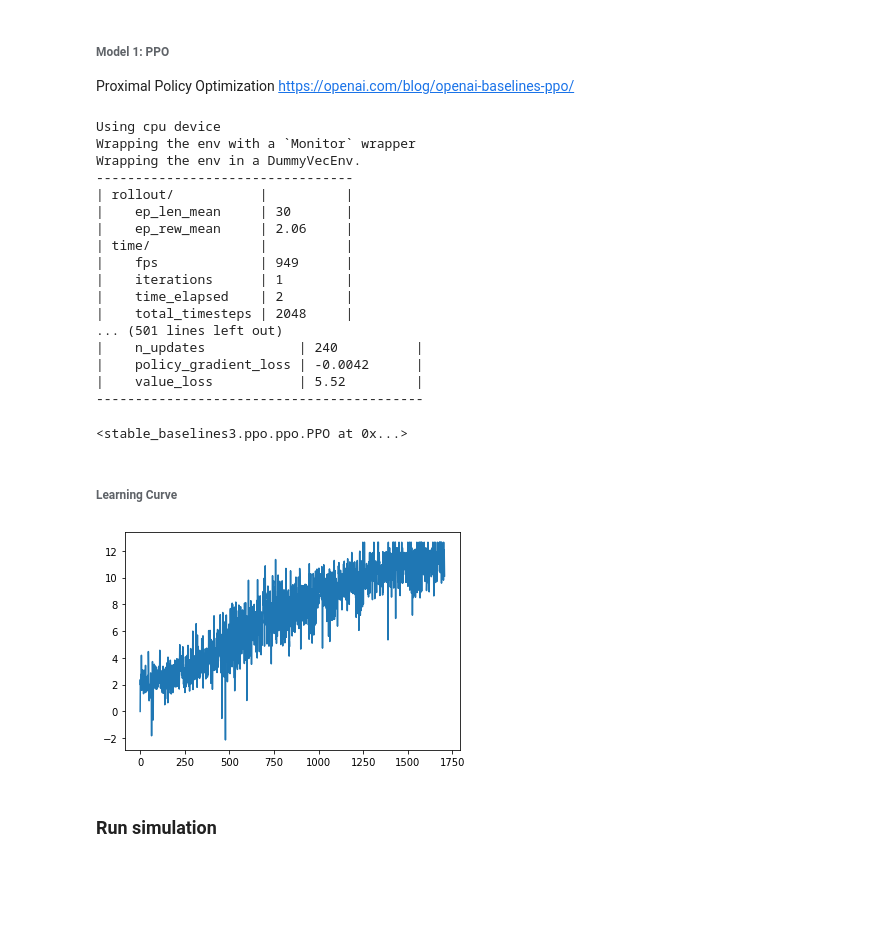
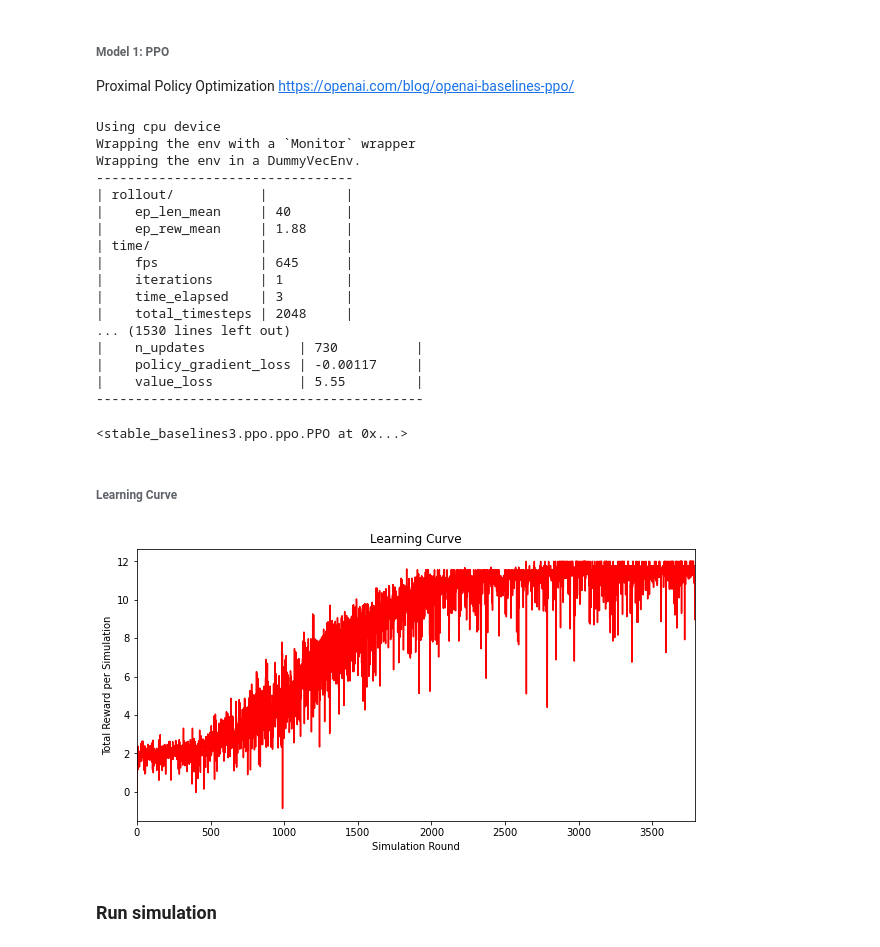
Before and after one commit to PatrickSinger99/ReinforcementLearningInventoryManagement, a Jupyter notebook: 3_production_plant/main.ipynb, the cells around one changed output. Drawn from its saved outputs; the diff is of its cells as text; code cells hidden in the pictures; blank space fills up the shorter version.

```diff
--- a/3_production_plant/main.ipynb
+++ b/3_production_plant/main.ipynb
@@ -16,13 +16,13 @@ from rl_environment import Environment
 ### Environment creation
 # %%
 # Parameters
-number_of_regional_warehouses = 2
+number_of_regional_warehouses = 4
 max_inventory_amount_regional_warehouses = 30
 max_inventory_amount_central_warehouse = 40
-customer_demand_per_step = [1,2]  # List needs one entry per regional warehouse
-simulation_length = 30
+customer_demand_per_step = [1,2,1,3]  # List needs one entry per regional warehouse
+simulation_length = 40
 lead_time = 2
-shipment_amount = 5
+shipment_amount = 10
 with_manufacturer = False
 cw_shipment_amount = 10
 manufacturer_prod_capacity_per_step = 10
@@ -66,33 +68,38 @@ Proximal Policy Optimization
 https://openai.com/blog/openai-baselines-ppo/
 # %%
 ppo_model = PPO("MultiInputPolicy", env, verbose=1)
-ppo_model.learn(total_timesteps=50000)
+ppo_model.learn(total_timesteps=150000)
 # %% [output]
 Using cpu device
 Wrapping the env with a `Monitor` wrapper
 Wrapping the env in a DummyVecEnv.
 ---------------------------------
 | rollout/           |          |
-|    ep_len_mean     | 30       |
-|    ep_rew_mean     | 2.06     |
+|    ep_len_mean     | 40       |
+|    ep_rew_mean     | 1.88     |
 | time/              |          |
-|    fps             | 949      |
+|    fps             | 645      |
 |    iterations      | 1        |
-|    time_elapsed    | 2        |
+|    time_elapsed    | 3        |
 |    total_timesteps | 2048     |
-... (501 lines left out)
-|    n_updates            | 240          |
-|    policy_gradient_loss | -0.0042      |
-|    value_loss           | 5.52         |
+... (1530 lines left out)
+|    n_updates            | 730          |
+|    policy_gradient_loss | -0.00117     |
+|    value_loss           | 5.55         |
 ------------------------------------------
 <stable_baselines3.ppo.ppo.PPO at 0x...>
 # %% [markdown]
 ###### Learning Curve
 # %%
-plt.plot(env.total_reward)
+plt.plot(env.total_reward, color="red")
+plt.title("Learning Curve")
+plt.xlim(0, len(env.total_reward))
+plt.ylabel("Total Reward per Simulation")
+plt.xlabel("Simulation Round")
+plt.rcParams["figure.figsize"] = (10, 5)
 plt.show()
 # %% [output]
-[figure, old version]
+[figure, new version]
 # %% [markdown]
 ### Run simulation
 # %%
```
Also changed, not shown: parts of 4 cells of this notebook.
